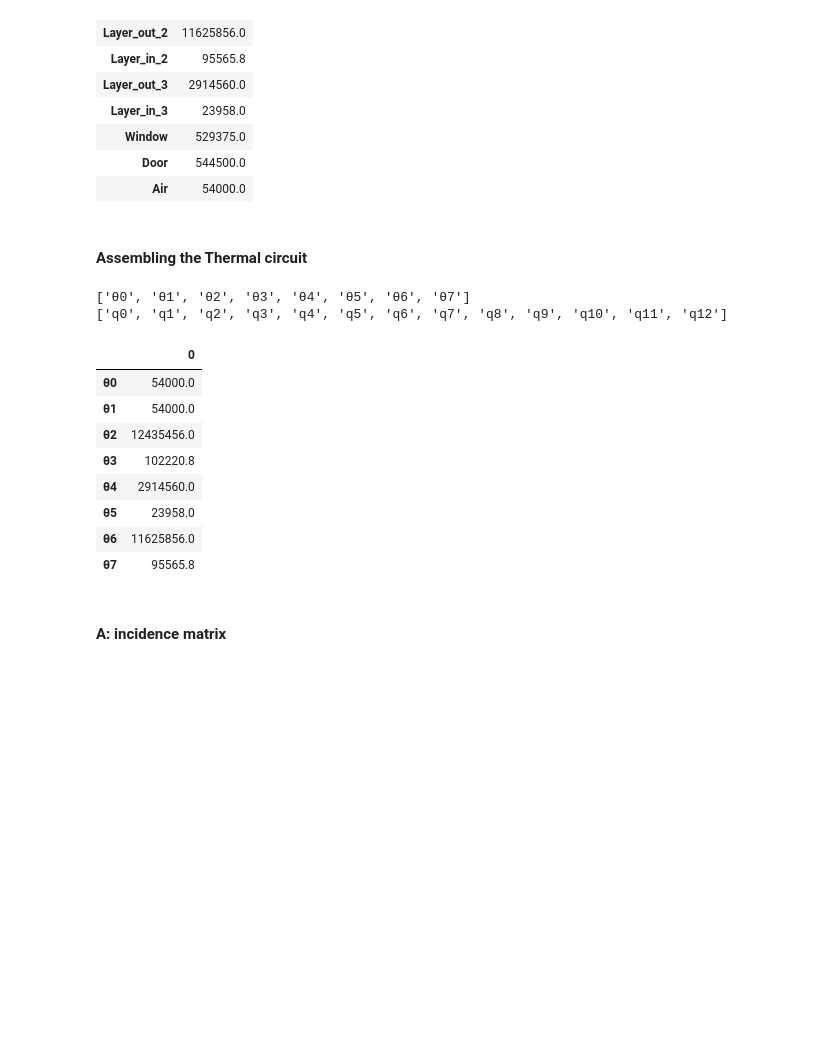
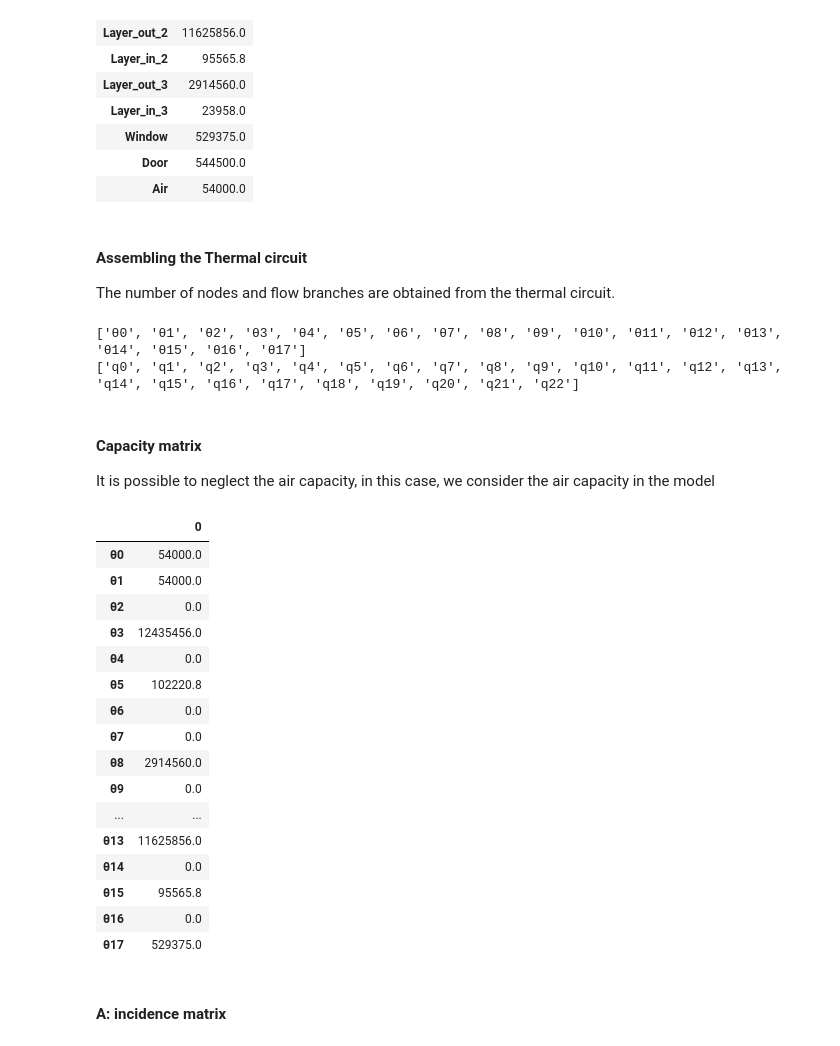
Before and after one commit to dm4bem/thermal-building-model-super-team, a Jupyter notebook: thermal_model_Gustmann_Rahman_Silva_Uddin.ipynb, the cells around one changed output. Saved outputs shown, nothing was run; the diff lists cells and outputs as text; code cells hidden in the pictures; blank space fills up the shorter version.

Commit message:
Added dynamic model and redo all calculations

```diff
--- a/thermal_model_Gustmann_Rahman_Silva_Uddin.ipynb
+++ b/thermal_model_Gustmann_Rahman_Silva_Uddin.ipynb
@@ -243,40 +234,54 @@ pd.DataFrame(C, columns=['Capacity'])
 | Air | 54000.0 |
 # %% [markdown]
 #### Assembling the Thermal circuit
+
+The number of nodes and flow branches are obtained from the thermal circuit.
 # %%
 # temperature nodes
-nθ = 8      # number of temperature nodes
+nθ = 18      # number of temperature nodes
 θ = [f'θ{i}' for i in range(nθ)]
 print(θ)
 
 # flow-rate branches
-nq = 13     # number of flow branches
+nq = 23     # number of flow branches
 q = [f'q{i}' for i in range(nq)]
 print(q)
 # %% [output]
-['θ0', 'θ1', 'θ2', 'θ3', 'θ4', 'θ5', 'θ6', 'θ7']
-['q0', 'q1', 'q2', 'q3', 'q4', 'q5', 'q6', 'q7', 'q8', 'q9', 'q10', 'q11', 'q12']
+['θ0', 'θ1', 'θ2', 'θ3', 'θ4', 'θ5', 'θ6', 'θ7', 'θ8', 'θ9', 'θ10', 'θ11', 'θ12', 'θ13', 'θ14', 'θ15', 'θ16', 'θ17']
+['q0', 'q1', 'q2', 'q3', 'q4', 'q5', 'q6', 'q7', 'q8', 'q9', 'q10', 'q11', 'q12', 'q13', 'q14', 'q15', 'q16', 'q17', 'q18', 'q19', 'q20', 'q21', 'q22']
+# %% [markdown]
+#### Capacity matrix
+
+It is possible to neglect the air capacity, in this case, we consider the air capacity in the model
 # %%
 neglect_air_glass = False
 
 if neglect_air_glass:
-    C = np.array([0, 0, C['Layer_out_1'], C['Layer_in_1'], C['Layer_out_3'], C['Layer_in_3'],
-                  C['Layer_out_2'], C['Layer_in_2']])
+    C = np.array([0 , 0 , 0, C['Layer_out_1'], 0, C['Layer_in_1'], 0, 0, C['Layer_out_3'], 0, C['Layer_in_3'], 0, 0,
+                  C['Layer_out_2'], 0, C['Layer_in_2'], 0, C['Window']])
 else:
-    C = np.array([C['Air'], C['Air'], C['Layer_out_1'], C['Layer_in_1'], C['Layer_out_3'], C['Layer_in_3'],
-                  C['Layer_out_2'], C['Layer_in_2']])
+    C = np.array([C['Air'], C['Air'], 0, C['Layer_out_1'], 0, C['Layer_in_1'], 0, 0, C['Layer_out_3'], 0, C['Layer_in_3'], 0, 0,
+                  C['Layer_out_2'], 0, C['Layer_in_2'], 0, C['Window']])
 
 pd.DataFrame(C, index=θ)
 # %% [output]
 |  | 0 |
 | θ0 | 54000.0 |
 | θ1 | 54000.0 |
-| θ2 | 12435456.0 |
-| θ3 | 102220.8 |
-| θ4 | 2914560.0 |
-| θ5 | 23958.0 |
-| θ6 | 11625856.0 |
-| θ7 | 95565.8 |
+| θ2 | 0.0 |
+| θ3 | 12435456.0 |
+| θ4 | 0.0 |
+| θ5 | 102220.8 |
+| θ6 | 0.0 |
+| θ7 | 0.0 |
+| θ8 | 2914560.0 |
+| θ9 | 0.0 |
+| ... | ... |
+| θ13 | 11625856.0 |
+| θ14 | 0.0 |
+| θ15 | 95565.8 |
+| θ16 | 0.0 |
+| θ17 | 529375.0 |
 # %% [markdown]
 #### A: incidence matrix
 # %%
```
Also changed, not shown: parts of 27 cells of this notebook.
